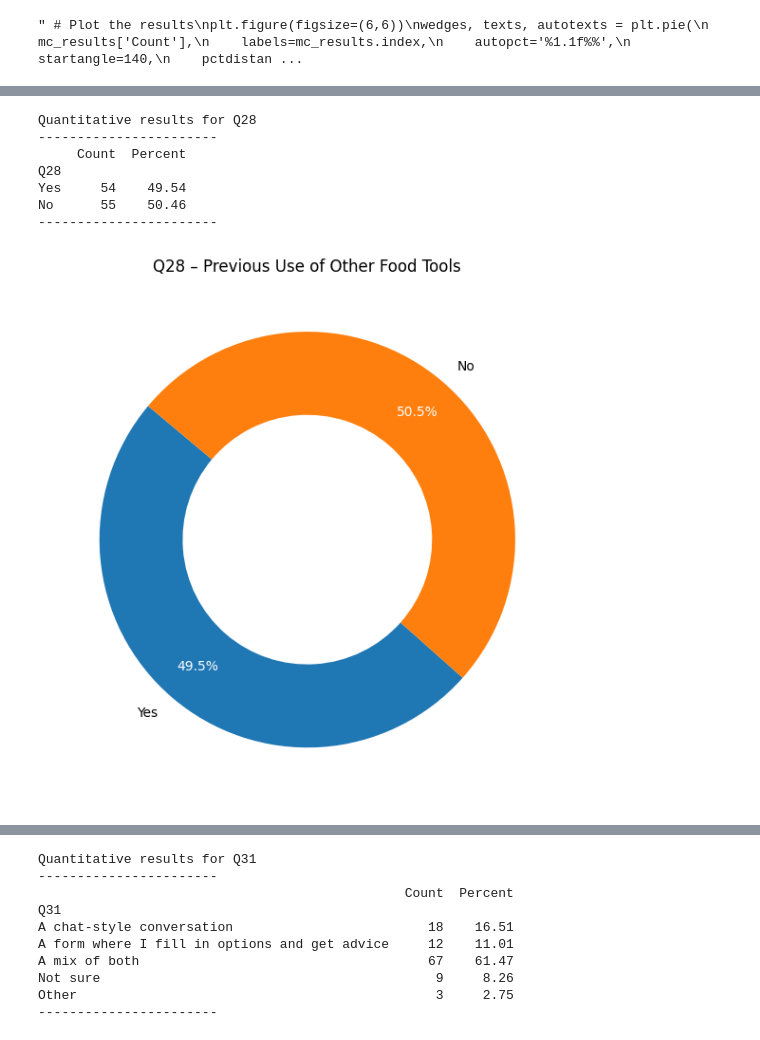
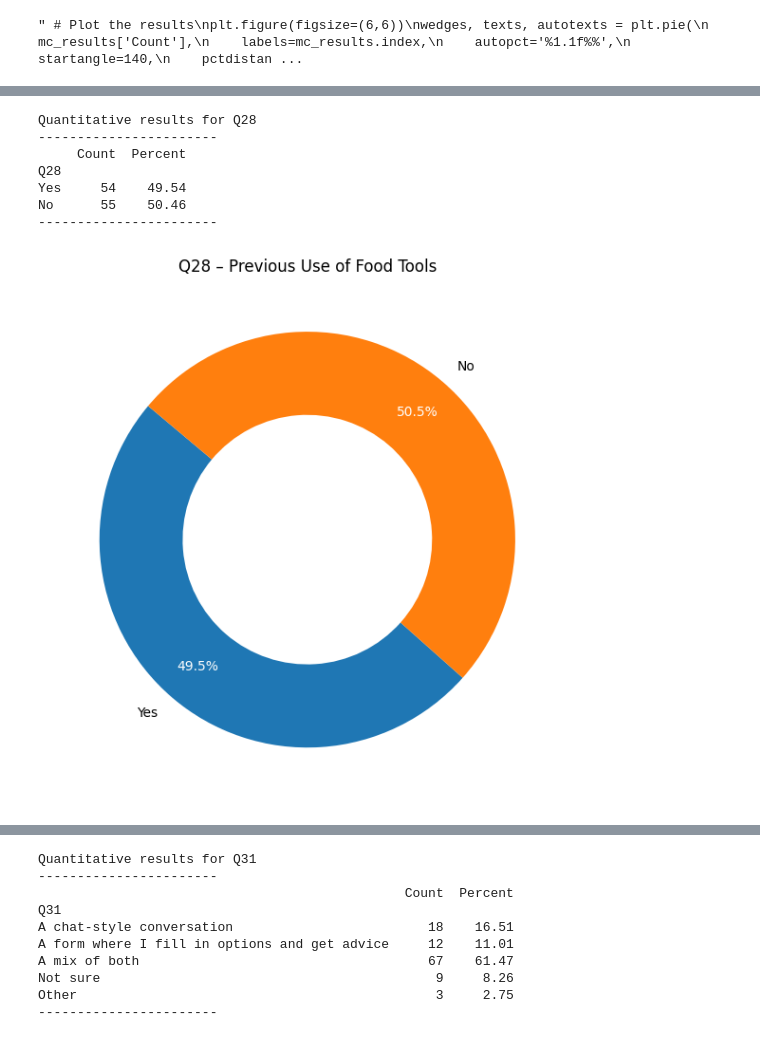
Before and after one commit to Oliveira-Lionel/thesis_results, a Jupyter notebook: results.ipynb, the cells around one changed output, grey strips where cells are left out. Cells and saved outputs as stored; diff of their text form; code cells hidden in the pictures.

```diff
--- a/results.ipynb
+++ b/results.ipynb
@@ -1660,37 +1736,37 @@ Other                                         1     0.92
 # %%
-# Q28 – Previous Use of Other Food Tools (Multiple Choice)
+# Q28 – Previous Use of Food Tools (Multiple Choice)
 # Cross-analysis count: 0
 
 qid = 'Q28'
 
 filtered, others = process_multiple_choice(qid, official_options_map[qid])
 
 mc_results = mc_block(filtered, others, qid)
 
 # Plot the results
 plt.figure(figsize=(6,6))
 wedges, texts, autotexts = plt.pie(
     mc_results['Count'],
     labels=mc_results.index,
     autopct='%1.1f%%',
     startangle=140,
     pctdistance=0.81,
     wedgeprops={'width':0.4}
 )
 
 for autotext in autotexts:
     autotext.set_color('white')
 
-plt.title('Q28 – Previous Use of Other Food Tools')
+plt.title('Q28 – Previous Use of Food Tools')
 plt.tight_layout()
 plt.show()
 # %% [output]
 Quantitative results for Q28
 -----------------------
      Count  Percent
 Q28
 Yes     54    49.54
 No      55    50.46
 -----------------------
-[figure, old version]
+[figure, new version]
 # %%
```
Also changed, not shown: parts of 66 cells of this notebook.
